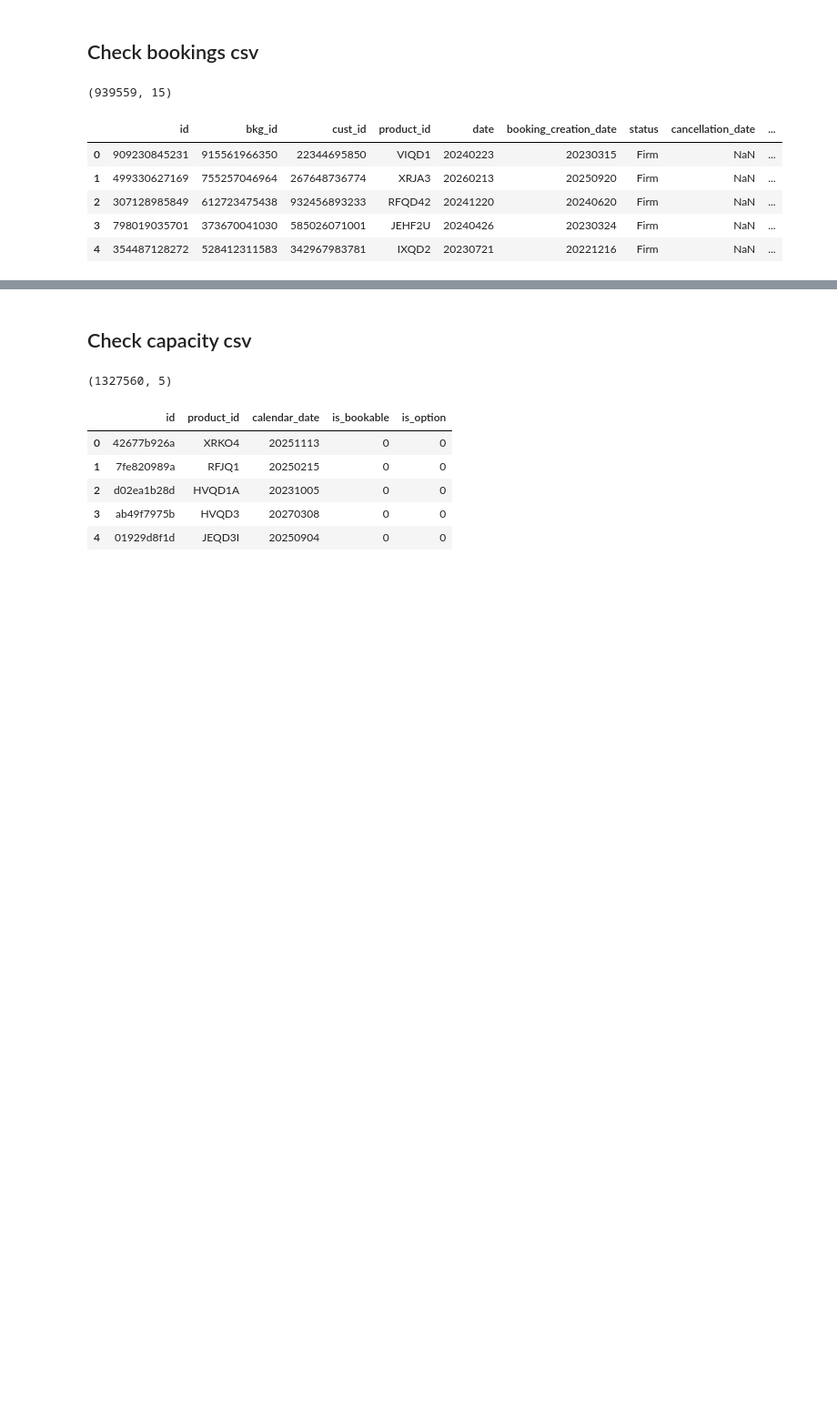
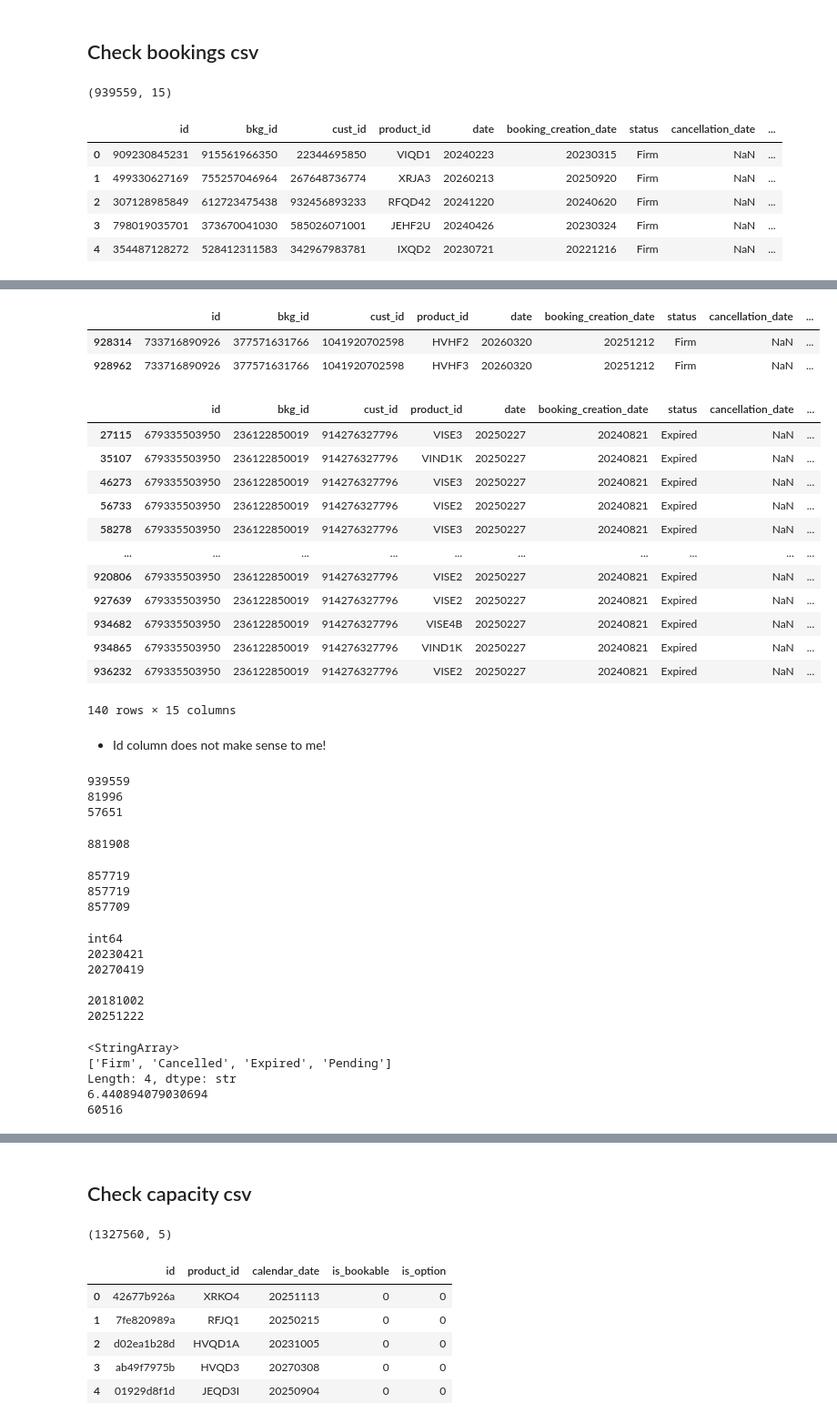
Before and after one commit to XaverHeuser/Data-engineering-task, a Jupyter notebook: notebooks/01_data_exploring.ipynb, the cells around one changed output, grey strips where cells are left out. Shown at 91% size. Cells and saved outputs as stored; diff of their text form; code cells hidden in the pictures; blank space fills up the shorter version.

```diff
--- a/notebooks/01_data_exploring.ipynb
+++ b/notebooks/01_data_exploring.ipynb
@@ -19,0 +38,78 @@ bookings.head()
+# %%
+bookings[bookings['id'] == 733716890926]
+# %% [output]
+|  | id | bkg_id | cust_id | product_id | date | booking_creation_date | status | cancellation_date | ... |
+| 928314 | 733716890926 | 377571631766 | 1041920702598 | HVHF2 | 20260320 | 20251212 | Firm | NaN | ... |
+| 928962 | 733716890926 | 377571631766 | 1041920702598 | HVHF3 | 20260320 | 20251212 | Firm | NaN | ... |
+# %%
+bookings[bookings['id'] == 679335503950]
+# %% [output]
+|  | id | bkg_id | cust_id | product_id | date | booking_creation_date | status | cancellation_date | ... |
+| 27115 | 679335503950 | 236122850019 | 914276327796 | VISE3 | 20250227 | 20240821 | Expired | NaN | ... |
+| 35107 | 679335503950 | 236122850019 | 914276327796 | VIND1K | 20250227 | 20240821 | Expired | NaN | ... |
+| 46273 | 679335503950 | 236122850019 | 914276327796 | VISE3 | 20250227 | 20240821 | Expired | NaN | ... |
+| 56733 | 679335503950 | 236122850019 | 914276327796 | VISE2 | 20250227 | 20240821 | Expired | NaN | ... |
+| 58278 | 679335503950 | 236122850019 | 914276327796 | VISE3 | 20250227 | 20240821 | Expired | NaN | ... |
+| ... | ... | ... | ... | ... | ... | ... | ... | ... | ... |
+| 920806 | 679335503950 | 236122850019 | 914276327796 | VISE2 | 20250227 | 20240821 | Expired | NaN | ... |
+| 927639 | 679335503950 | 236122850019 | 914276327796 | VISE2 | 20250227 | 20240821 | Expired | NaN | ... |
+| 934682 | 679335503950 | 236122850019 | 914276327796 | VISE4B | 20250227 | 20240821 | Expired | NaN | ... |
+| 934865 | 679335503950 | 236122850019 | 914276327796 | VIND1K | 20250227 | 20240821 | Expired | NaN | ... |
+| 936232 | 679335503950 | 236122850019 | 914276327796 | VISE2 | 20250227 | 20240821 | Expired | NaN | ... |
+140 rows × 15 columns
+# %% [markdown]
+- Id column does not make sense to me!
+# %%
+# Check for duplicates
+print(len(bookings))
+print(len(bookings[bookings.duplicated(keep=False) == True]))
+print(len(bookings[bookings.duplicated(keep='first') == True]))
+
+len(bookings.drop_duplicates(keep='first'))
+# %% [output]
+939559
+81996
+57651
+881908
+# %%
+# Check ids
+print(len(bookings['id'].unique()))
+print(len(bookings['bkg_id'].unique()))
+print(len(bookings['cust_id'].unique()))
+# %% [output]
+857719
+857719
+857709
+# %%
+# Investigate dates
+
+print(bookings['date'].dtype)
+# Formatted as int -> Format to datetime
+
+
+print(bookings['date'].min())
+print(bookings['date'].max(), '\n')
+# -> Bookings from 2023/04/21 to 2027/04/19
+
+print(bookings['booking_creation_date'].min())
+print(bookings['booking_creation_date'].max())
+# -> Bookings created from 2018/10/02 to 2025/12/22
+# %% [output]
+int64
+20230421
+20270419
+
+20181002
+20251222
+# %%
+# Cancelled Bookings should be ignored when ingesting data
+print(bookings['status'].unique())
+
+print(len(bookings[bookings['status'] == 'Cancelled']) / len(bookings['status']) * 100)
+print(len(bookings[bookings['status'] == 'Cancelled']))
+# %% [output]
+<StringArray>
+['Firm', 'Cancelled', 'Expired', 'Pending']
+Length: 4, dtype: str
+6.440894079030694
+60516
```
Also changed, not shown: parts of 15 cells of this notebook, 2 other files.
